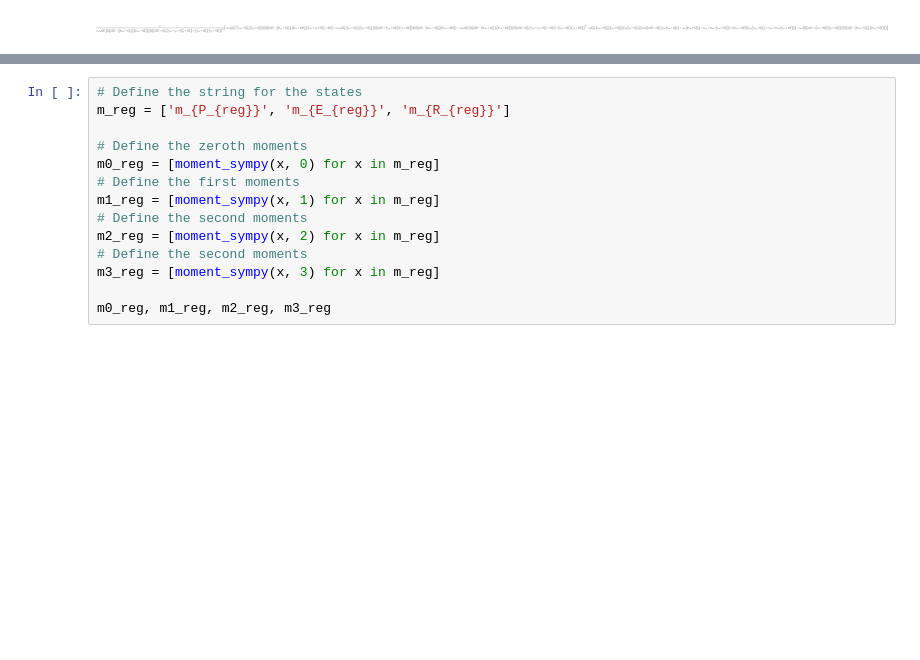
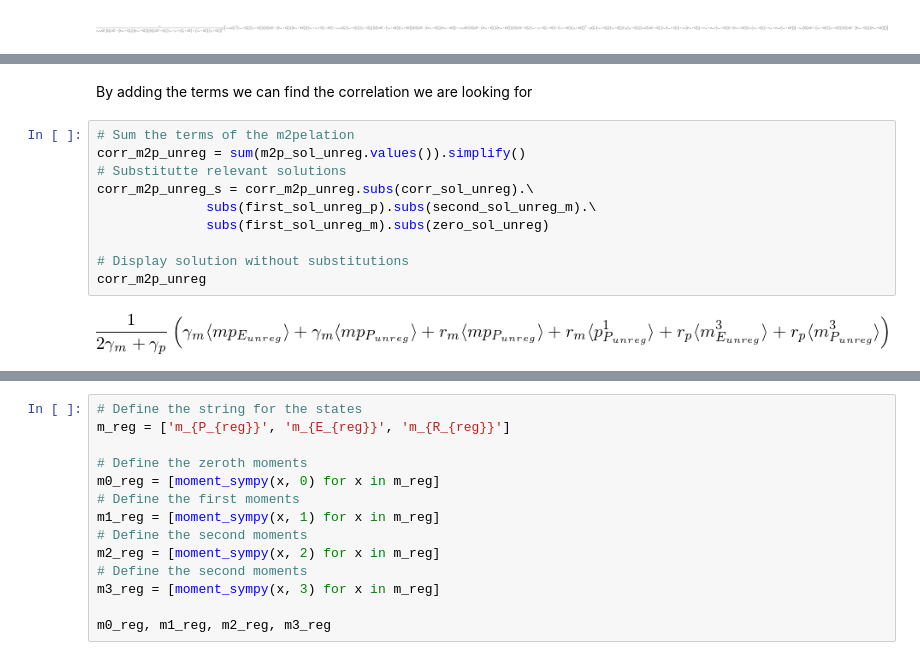
Before and after one commit to RPGroup-PBoC/chann_cap, a Jupyter notebook: src/theory/chemical_master_moments_protein.ipynb, the cells around one changed output, grey strips where cells are left out. Drawn from its saved outputs; the diff is of its cells as text; blank space fills up the shorter version.

```diff
--- a/src/theory/chemical_master_moments_protein.ipynb
+++ b/src/theory/chemical_master_moments_protein.ipynb
@@ -479,0 +532,14 @@ noise_square_unreg_moments.subs(first_sol_unreg_p).\
+# %% [markdown]
+By adding the terms we can find the correlation we are looking for
+# %%
+# Sum the terms of the m2pelation
+corr_m2p_unreg = sum(m2p_sol_unreg.values()).simplify()
+# Substitutte relevant solutions
+corr_m2p_unreg_s = corr_m2p_unreg.subs(corr_sol_unreg).\
+              subs(first_sol_unreg_p).subs(second_sol_unreg_m).\
+              subs(first_sol_unreg_m).subs(zero_sol_unreg)
+
+# Display solution without substitutions
+corr_m2p_unreg
+# %% [output]
+[figure, added]
```
Also changed, not shown: parts of 30 cells of this notebook.
